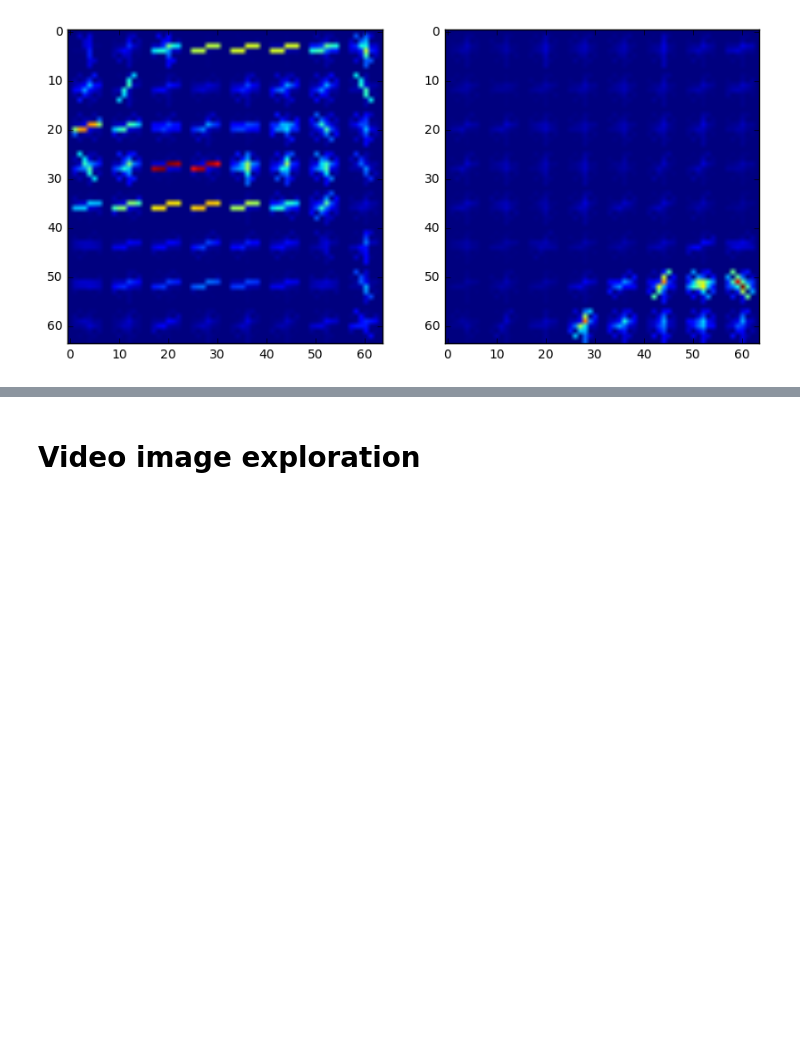
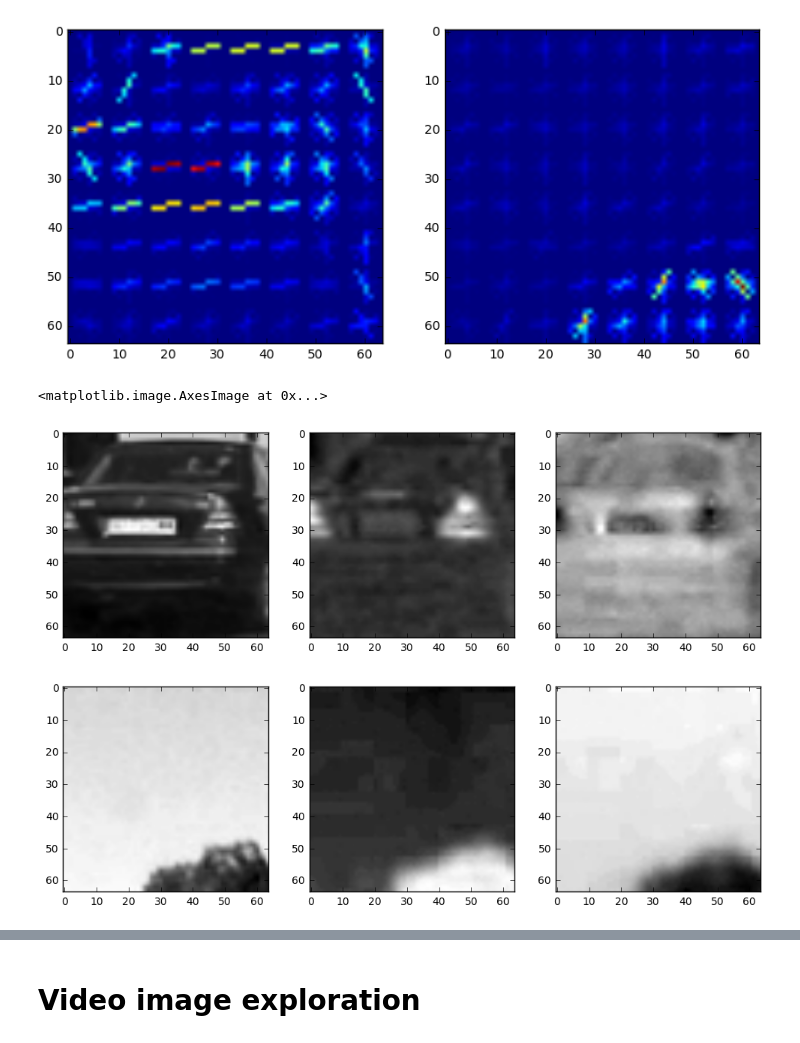
Before and after one commit to Moecker/sdc_od, a Jupyter notebook: exploration.ipynb, the cells around one changed output, grey strips where cells are left out. Drawn from its saved outputs; the diff is of its cells as text; code cells hidden in the pictures; blank space fills up the shorter version.

```diff
--- a/exploration.ipynb
+++ b/exploration.ipynb
@@ -106,6 +106,29 @@ plt.imshow(hog_image_nocar)
 # %% [output]
 <matplotlib.image.AxesImage at 0x...>
 [figure]
+# %%
+c = cv2.cvtColor(car, cv2.COLOR_RGB2YCrCb)
+nc = cv2.cvtColor(nocar, cv2.COLOR_RGB2YCrCb)
+
+plt.figure(figsize=(12, 5))
+plt.subplot(1,3,1)
+plt.imshow(c[:,:,0], cmap="gray")
+plt.subplot(1,3,2)
+plt.imshow(c[:,:,1], cmap="gray")
+plt.subplot(1,3,3)
+plt.imshow(c[:,:,2], cmap="gray")
+
+plt.figure(figsize=(12, 5))
+plt.subplot(1,3,1)
+plt.imshow(nc[:,:,0], cmap="gray")
+plt.subplot(1,3,2)
+plt.imshow(nc[:,:,1], cmap="gray")
+plt.subplot(1,3,3)
+plt.imshow(nc[:,:,2], cmap="gray")
+# %% [output]
+<matplotlib.image.AxesImage at 0x...>
+[figure, added]
+[figure, added]
 # %%
 c = cv2.cvtColor(car, cv2.COLOR_RGB2YCrCb)
 nc = cv2.cvtColor(nocar, cv2.COLOR_RGB2YCrCb)
```
Also changed, not shown: parts of 3 cells of this notebook, 36 other files.
